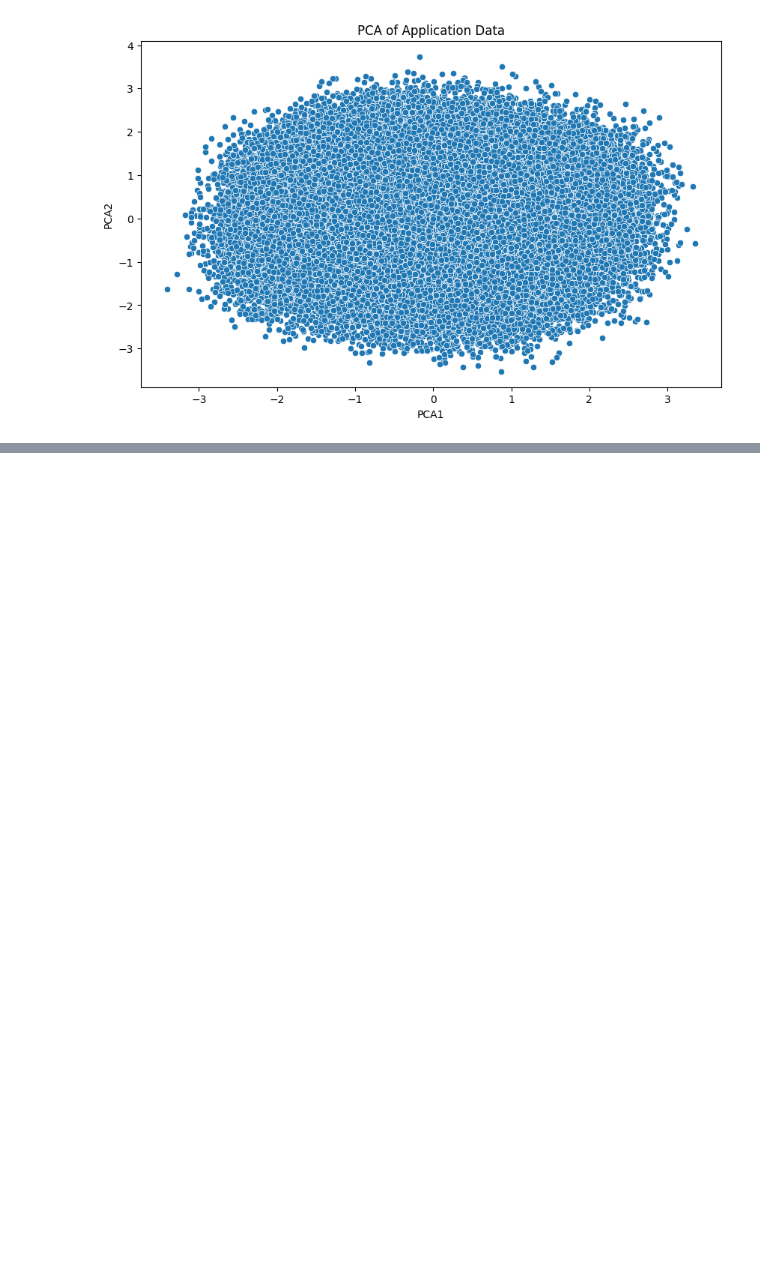
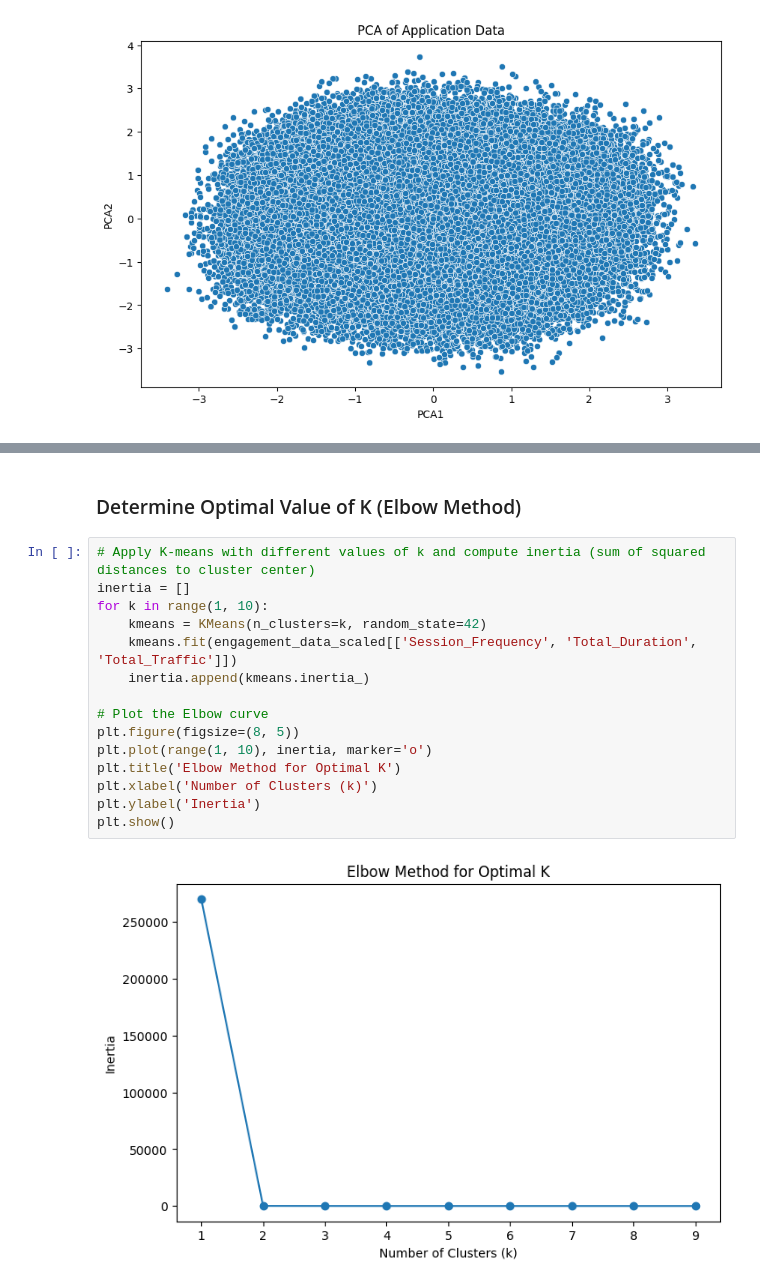
Before and after one commit to zol23-g/TellCo-Financial-Analysis, a Jupyter notebook: notebooks/financial_analysis.ipynb, the cells around one changed output, grey strips where cells are left out. Cells and saved outputs as stored; diff of their text form; blank space fills up the shorter version.

```diff
--- a/notebooks/financial_analysis.ipynb
+++ b/notebooks/financial_analysis.ipynb
@@ -638,0 +871,19 @@ plt.show()
+# %% [markdown]
+### Determine Optimal Value of K (Elbow Method)
+# %%
+# Apply K-means with different values of k and compute inertia (sum of squared distances to cluster center)
+inertia = []
+for k in range(1, 10):
+    kmeans = KMeans(n_clusters=k, random_state=42)
+    kmeans.fit(engagement_data_scaled[['Session_Frequency', 'Total_Duration', 'Total_Traffic']])
+    inertia.append(kmeans.inertia_)
+
+# Plot the Elbow curve
+plt.figure(figsize=(8, 5))
+plt.plot(range(1, 10), inertia, marker='o')
+plt.title('Elbow Method for Optimal K')
+plt.xlabel('Number of Clusters (k)')
+plt.ylabel('Inertia')
+plt.show()
+# %% [output]
+[figure, added]
```
Also changed, not shown: parts of 25 cells of this notebook.
